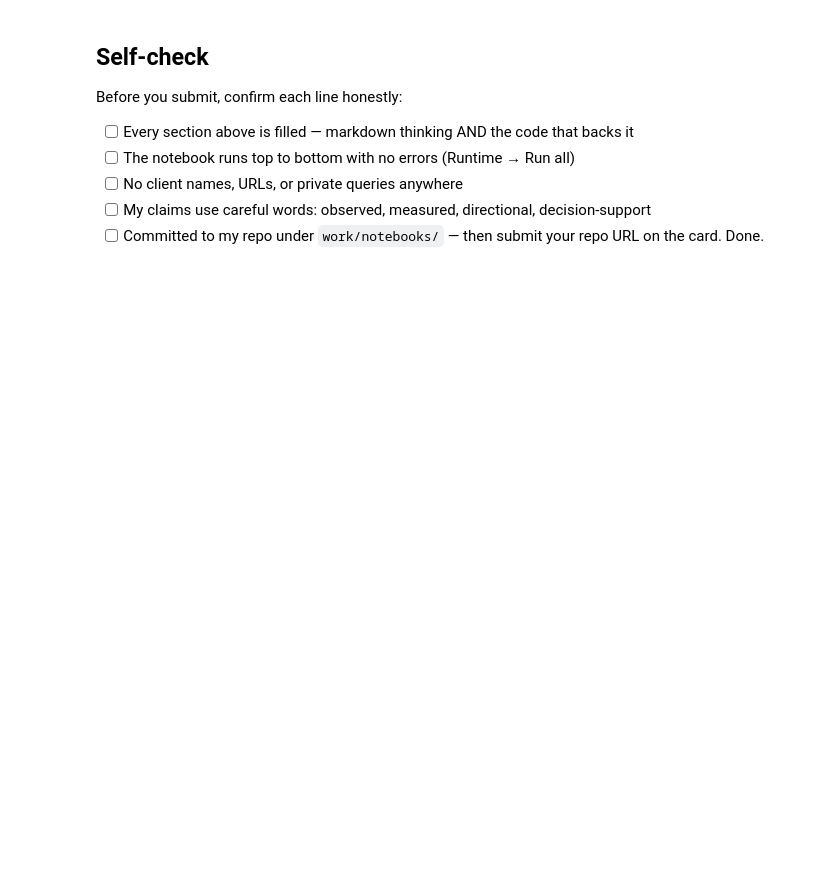
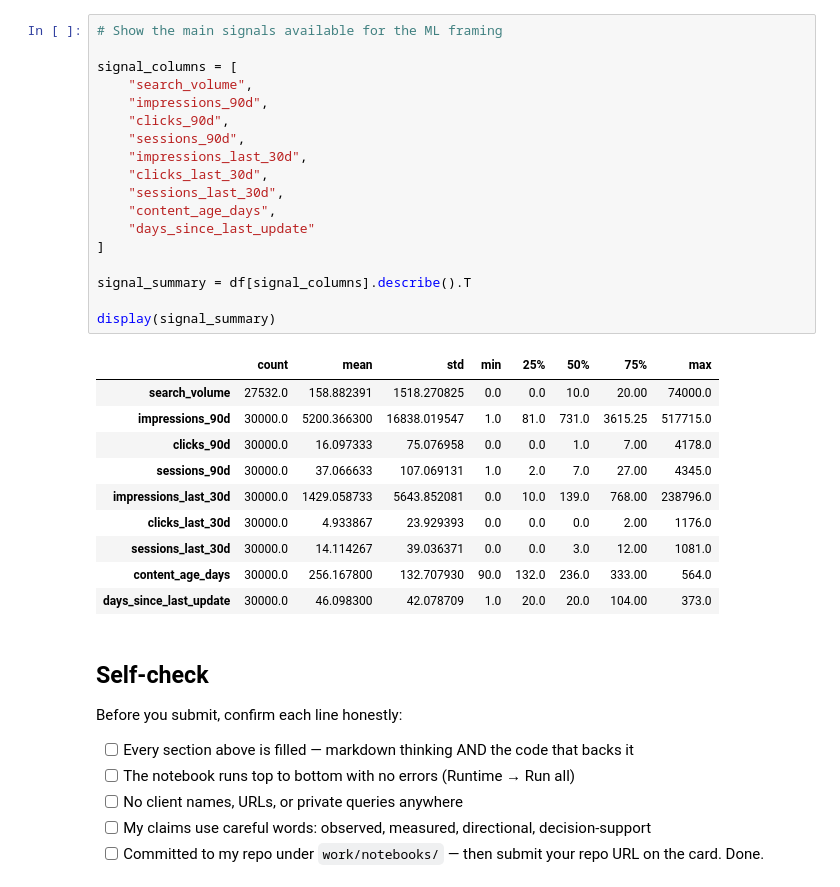
Before and after one commit to vishalseries7030/flyrank-ml-internship, a Jupyter notebook: work/notebooks/w02_ml_task_framing.ipynb, the cells around one changed output. Saved outputs shown, nothing was run; the diff lists cells and outputs as text; blank space fills up the shorter version.

```diff
--- a/work/notebooks/w02_ml_task_framing.ipynb
+++ b/work/notebooks/w02_ml_task_framing.ipynb
@@ -44,3 +184,32 @@ This skeleton is yours to fill. Work the sections **in order** — each one has
+# %%
+# Show the main signals available for the ML framing
+
+signal_columns = [
+    "search_volume",
+    "impressions_90d",
+    "clicks_90d",
+    "sessions_90d",
+    "impressions_last_30d",
+    "clicks_last_30d",
+    "sessions_last_30d",
+    "content_age_days",
+    "days_since_last_update"
+]
+
+signal_summary = df[signal_columns].describe().T
+
+display(signal_summary)
+# %% [output]
+|  | count | mean | std | min | 25% | 50% | 75% | max |
+| search_volume | 27532.0 | 158.882391 | 1518.270825 | 0.0 | 0.0 | 10.0 | 20.00 | 74000.0 |
+| impressions_90d | 30000.0 | 5200.366300 | 16838.019547 | 1.0 | 81.0 | 731.0 | 3615.25 | 517715.0 |
+| clicks_90d | 30000.0 | 16.097333 | 75.076958 | 0.0 | 0.0 | 1.0 | 7.00 | 4178.0 |
+| sessions_90d | 30000.0 | 37.066633 | 107.069131 | 1.0 | 2.0 | 7.0 | 27.00 | 4345.0 |
+| impressions_last_30d | 30000.0 | 1429.058733 | 5643.852081 | 0.0 | 10.0 | 139.0 | 768.00 | 238796.0 |
+| clicks_last_30d | 30000.0 | 4.933867 | 23.929393 | 0.0 | 0.0 | 0.0 | 2.00 | 1176.0 |
+| sessions_last_30d | 30000.0 | 14.114267 | 39.036371 | 0.0 | 0.0 | 3.0 | 12.00 | 1081.0 |
+| content_age_days | 30000.0 | 256.167800 | 132.707930 | 90.0 | 132.0 | 236.0 | 333.00 | 564.0 |
+| days_since_last_update | 30000.0 | 46.098300 | 42.078709 | 1.0 | 20.0 | 20.0 | 104.00 | 373.0 |
 # %% [markdown]
 ## Self-check
 
```
Also changed, not shown: parts of 24 cells of this notebook.
